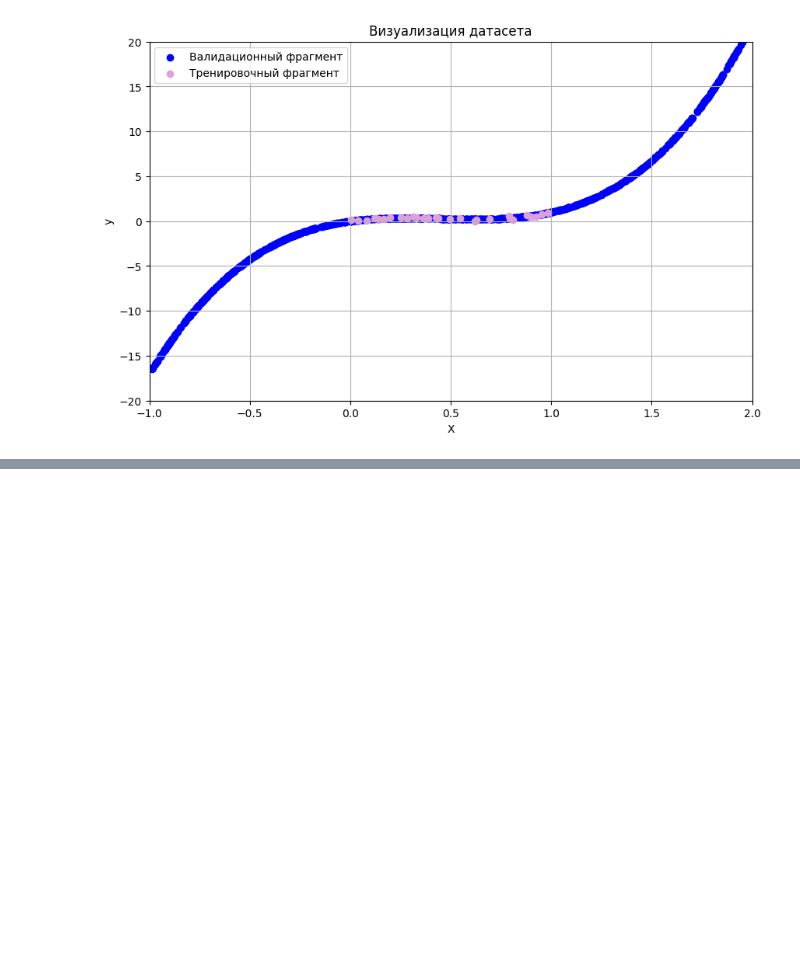
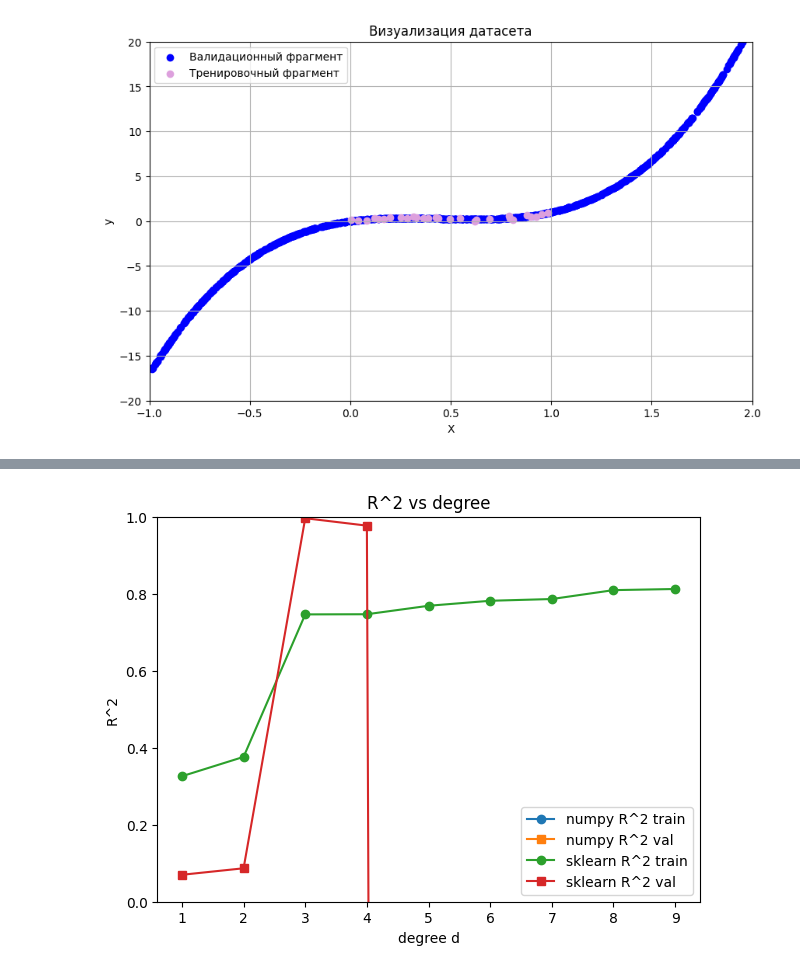
Before and after one commit to ylia35/Neural-networks, a Jupyter notebook: ПЗ2.ipynb, the cells around one changed output, grey strips where cells are left out. Drawn from its saved outputs; the diff is of its cells as text; code cells hidden in the pictures; blank space fills up the shorter version.

```diff
--- a/ПЗ2.ipynb
+++ b/ПЗ2.ipynb
@@ -144,0 +278,36 @@ plot_dataset(X_train, y_train, X_val, y_val)
+# %%
+# Считаем R в квадрате, чем он больше тем лучше
+from sklearn.preprocessing import PolynomialFeatures
+from sklearn.linear_model import LinearRegression
+
+def r2(a,b):
+    a=np.asarray(a); b=np.asarray(b)
+    ssr = np.sum((a-b)**2); sst = np.sum((a-np.mean(a))**2)
+    return float(1-ssr/sst) if sst>0 else 1.0
+
+degrees = range(1, 10)
+r2_np_tr, r2_np_v = [], []
+r2_sk_tr, r2_sk_v = [], []
+
+for d in degrees:
+    # numpy
+    m = NumpyPolyLR(d).fit(X_train, y_train)
+    r2_np_tr.append(r2(y_train, m.predict(X_train)))
+    r2_np_v .append(r2(y_val,   m.predict(X_val)))
+    # sklearn
+    pf = PolynomialFeatures(d, include_bias=False)
+    Xtr_p = pf.fit_transform(X_train); Xv_p = pf.transform(X_val)
+    lr = LinearRegression().fit(Xtr_p, y_train)
+    r2_sk_tr.append(r2(y_train, lr.predict(Xtr_p)))
+    r2_sk_v .append(r2(y_val,   lr.predict(Xv_p)))
+
+plt.figure(figsize=(7,5))
+plt.plot(list(degrees), r2_np_tr, marker='o', label='numpy R^2 train')
+plt.plot(list(degrees), r2_np_v,  marker='s', label='numpy R^2 val')
+plt.plot(list(degrees), r2_sk_tr, marker='o', label='sklearn R^2 train')
+plt.plot(list(degrees), r2_sk_v,  marker='s', label='sklearn R^2 val')
+plt.ylim(0, 1)
+plt.xlabel('degree d'); plt.ylabel('R^2'); plt.title('R^2 vs degree'); plt.legend(); plt.show()
+# масштаб - по y от 0 до 1
+# %% [output]
+[figure, added]
```
Also changed, not shown: parts of 7 cells of this notebook.
